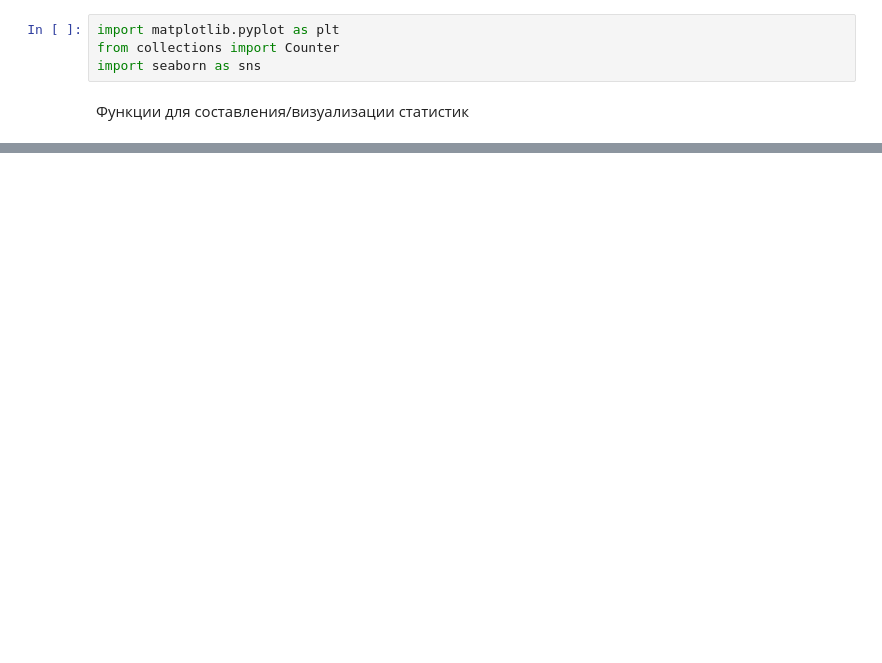
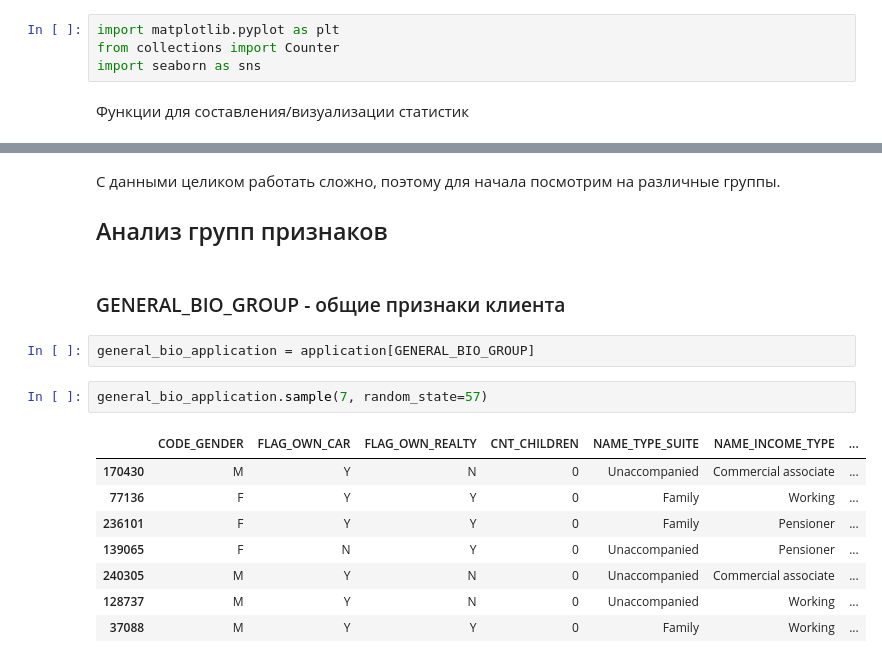
Before and after one commit to nuwanda57/HomeCredit1, a Jupyter notebook: exploration.ipynb, the cells around one changed output, grey strips where cells are left out. Drawn from its saved outputs; the diff is of its cells as text; blank space fills up the shorter version.

```diff
--- a/exploration.ipynb
+++ b/exploration.ipynb
@@ -159,0 +173,19 @@ def draw_correlations_for_numerical_columns(columns):
+# %% [markdown]
+С данными целиком работать сложно, поэтому для начала посмотрим на различные группы.
+
+## Анализ групп признаков
+# %% [markdown]
+### GENERAL_BIO_GROUP - общие признаки клиента
+# %%
+general_bio_application = application[GENERAL_BIO_GROUP]
+# %%
+general_bio_application.sample(7, random_state=57)
+# %% [output]
+|  | CODE_GENDER | FLAG_OWN_CAR | FLAG_OWN_REALTY | CNT_CHILDREN | NAME_TYPE_SUITE | NAME_INCOME_TYPE | ... |
+| 170430 | M | Y | N | 0 | Unaccompanied | Commercial associate | ... |
+| 77136 | F | Y | Y | 0 | Family | Working | ... |
+| 236101 | F | Y | Y | 0 | Family | Pensioner | ... |
+| 139065 | F | N | Y | 0 | Unaccompanied | Pensioner | ... |
+| 240305 | M | Y | N | 0 | Unaccompanied | Commercial associate | ... |
+| 128737 | M | Y | N | 0 | Unaccompanied | Working | ... |
+| 37088 | M | Y | Y | 0 | Family | Working | ... |
```
Also changed, not shown: parts of 10 cells of this notebook.
